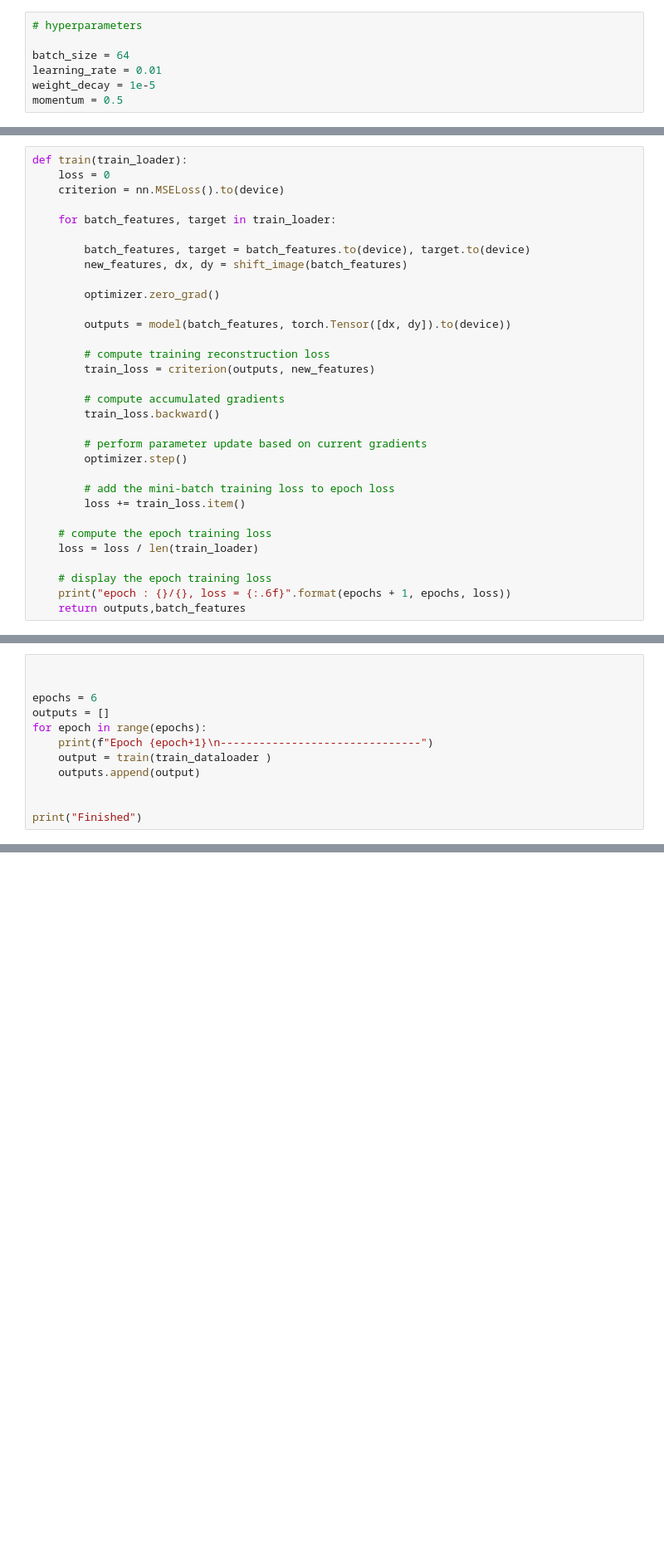
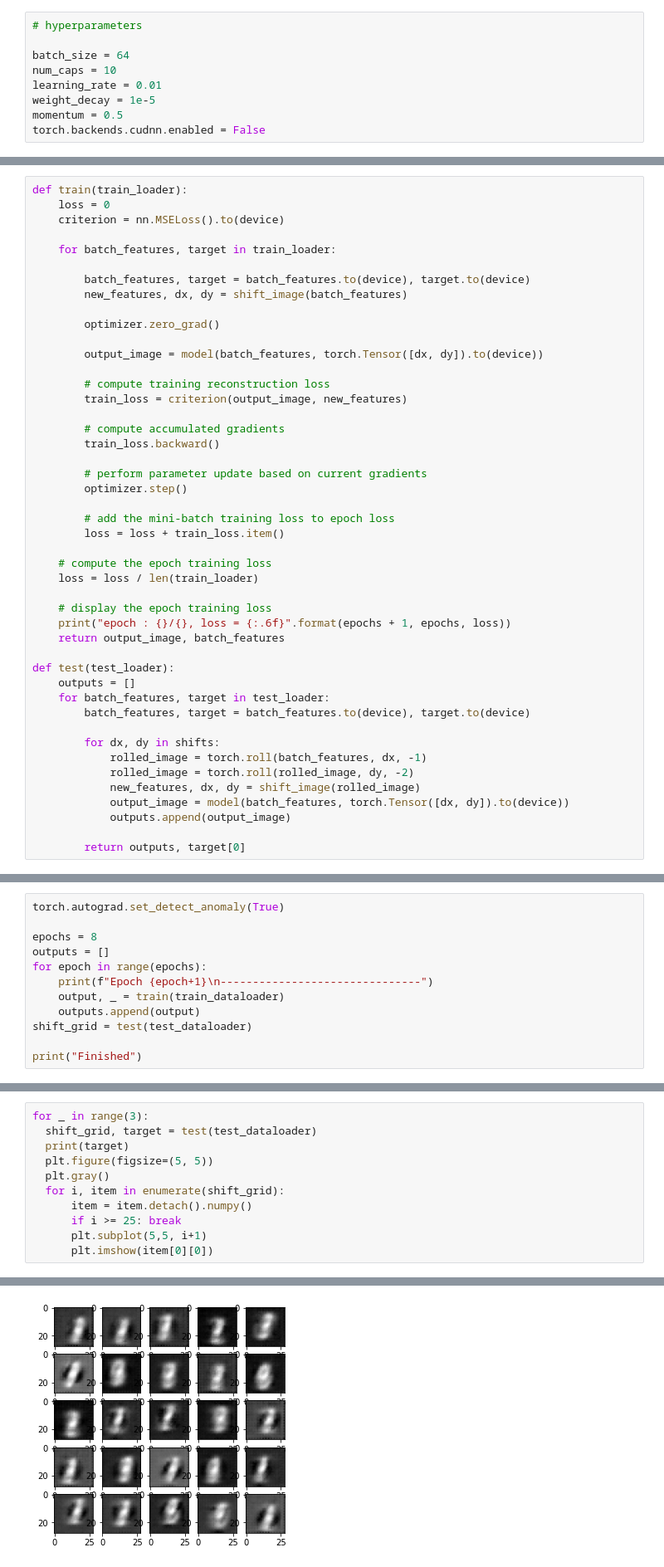
Before and after one commit to darioshehni/bsc-thesis-capnet, a Jupyter notebook: tae.ipynb, the cells around one changed output, grey strips where cells are left out. Shown at 83% size. Saved outputs shown, nothing was run; the diff lists cells and outputs as text; blank space fills up the shorter version.

Commit message:
shfit grid

```diff
--- a/tae.ipynb
+++ b/tae.ipynb
@@ -18,9 +18,11 @@ import matplotlib.pyplot as plt
 # hyperparameters
 
 batch_size = 64
+num_caps = 10
 learning_rate = 0.01
 weight_decay = 1e-5
 momentum = 0.5
+torch.backends.cudnn.enabled = False
 # %%
 # Create data loaders.
 
@@ -190,10 +195,10 @@ def train(train_loader):
 
         optimizer.zero_grad()
 
-        outputs = model(batch_features, torch.Tensor([dx, dy]).to(device))
+        output_image = model(batch_features, torch.Tensor([dx, dy]).to(device))
 
         # compute training reconstruction loss
-        train_loss = criterion(outputs, new_features)
+        train_loss = criterion(output_image, new_features)
 
         # compute accumulated gradients
         train_loss.backward()
@@ -202,11 +207,25 @@ def train(train_loader):
         optimizer.step()
 
         # add the mini-batch training loss to epoch loss
-        loss += train_loss.item()
+        loss = loss + train_loss.item()
 
     # compute the epoch training loss
     loss = loss / len(train_loader)
 
     # display the epoch training loss
     print("epoch : {}/{}, loss = {:.6f}".format(epochs + 1, epochs, loss))
-    return outputs,batch_features
+    return output_image, batch_features
+
+def test(test_loader):
+    outputs = []
+    for batch_features, target in test_loader:
+        batch_features, target = batch_features.to(device), target.to(device)
+
+        for dx, dy in shifts:
+            rolled_image = torch.roll(batch_features, dx, -1)
+            rolled_image = torch.roll(rolled_image, dy, -2)
+            new_features, dx, dy = shift_image(rolled_image)
+            output_image = model(batch_features, torch.Tensor([dx, dy]).to(device))
+            outputs.append(output_image)
+
+        return outputs, target[0]
@@ -220,13 +232,13 @@ def train(train_loader):
 # %%
+torch.autograd.set_detect_anomaly(True)
 
-
-epochs = 6
+epochs = 8
 outputs = []
 for epoch in range(epochs):
     print(f"Epoch {epoch+1}\n-------------------------------")
-    output = train(train_dataloader )
+    output, _ = train(train_dataloader)
     outputs.append(output)
-
+shift_grid = test(test_dataloader)
 
 print("Finished")
 # %% [output]
@@ -236,0 +276,12 @@ AttributeError: 'list' object has no attribute 'size'
+# %%
+for _ in range(3):
+  shift_grid, target = test(test_dataloader)
+  print(target)
+  plt.figure(figsize=(5, 5))
+  plt.gray()
+  for i, item in enumerate(shift_grid):
+      item = item.detach().numpy()
+      if i >= 25: break
+      plt.subplot(5,5, i+1)
+      plt.imshow(item[0][0])
+# %% [output]
@@ -236,0 +291 @@ AttributeError: 'list' object has no attribute 'size'
+[figure, added]
```
Also changed, not shown: parts of 8 cells of this notebook, 2 other files.
